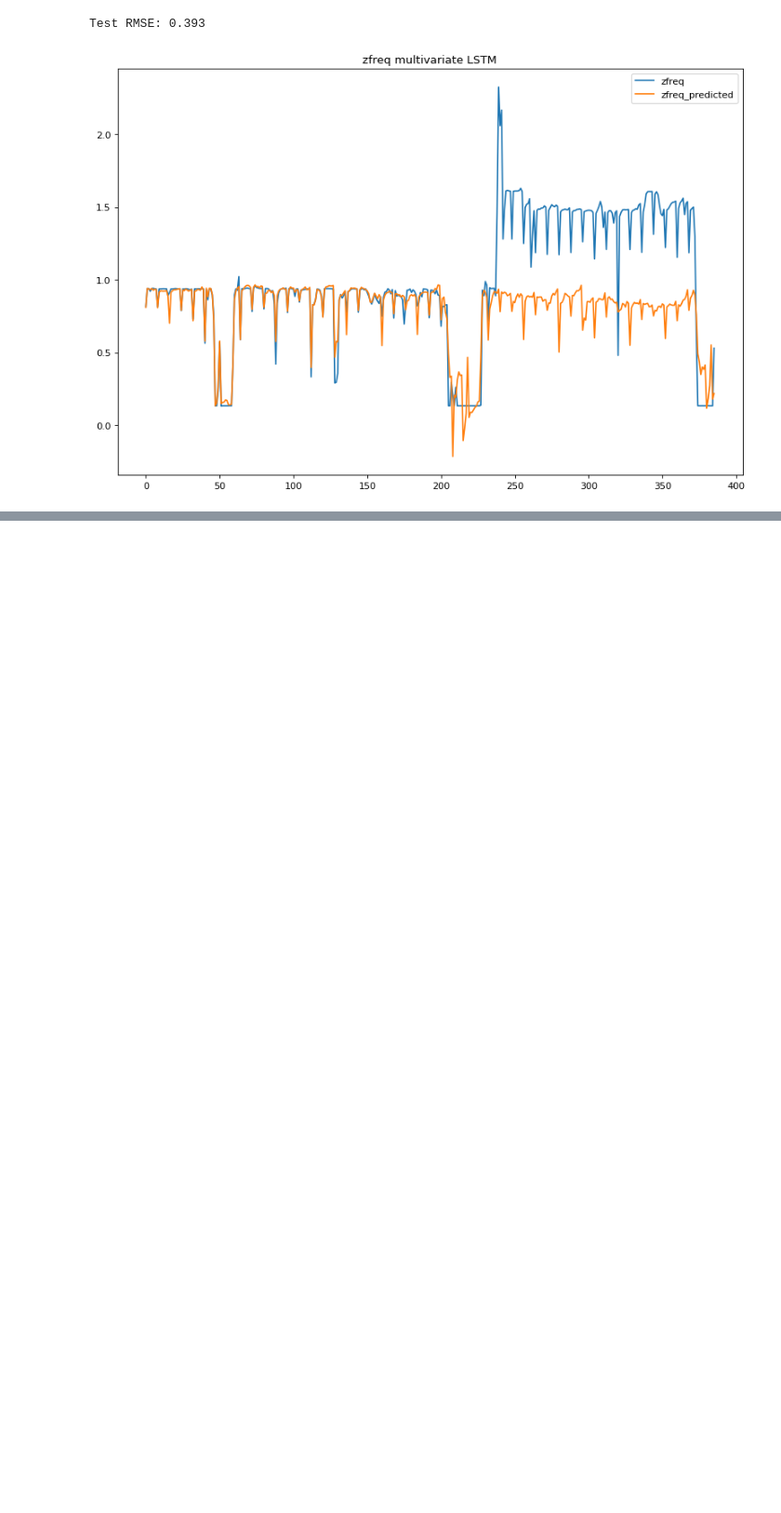
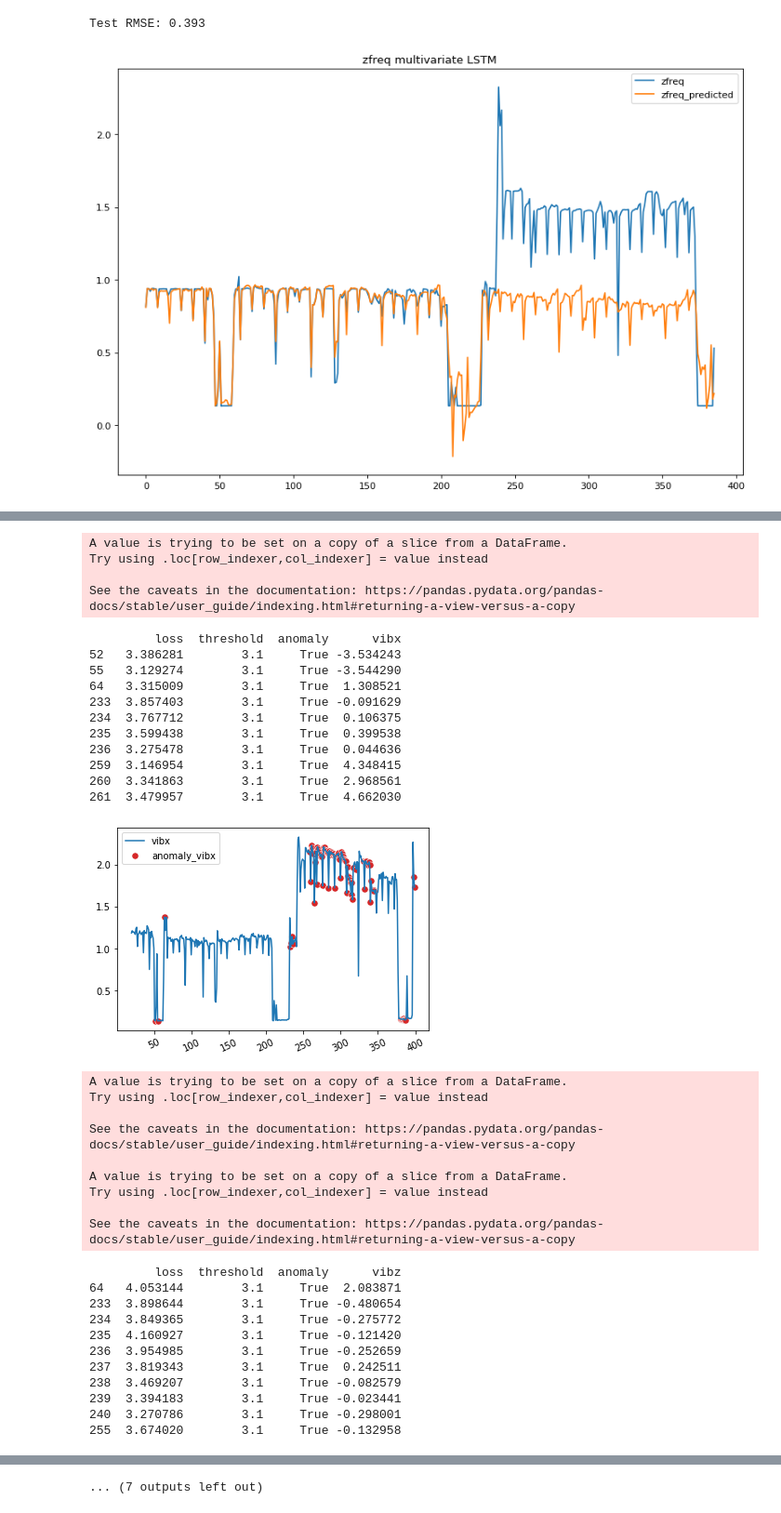
Before and after one commit to MustafaBozkurt84/predictive-maintanance-LSTM, a Jupyter notebook: predictive_maintanence_app.ipynb, the cells around one changed output, grey strips where cells are left out. Shown at 93% size. Saved outputs shown, nothing was run; the diff lists cells and outputs as text; code cells hidden in the pictures; blank space fills up the shorter version.

```diff
--- a/predictive_maintanence_app.ipynb
+++ b/predictive_maintanence_app.ipynb
@@ -334,0 +292,2 @@ test_lstm_multivariate_predict_df
+# %%
+df=data.copy()
@@ -334,0 +303,9 @@ test_lstm_multivariate_predict_df
+# %%
+# convert an array of values into a dataset matrix
+def create_dataset(X, y, time_steps=1):
+    Xs, ys = [], []
+    for i in range(len(X) - time_steps):
+        v = X.iloc[i:(i + time_steps)].values
+        Xs.append(v)
+        ys.append(y.iloc[i + time_steps])
+    return np.array(Xs), np.array(ys)
@@ -334,0 +333,68 @@ test_lstm_multivariate_predict_df
+# %%
+total_anomalies = pd.DataFrame()
+# %%
+def anomaly_plot(test,anomalies):
+    print(anomalies.head(10))
+    plt.plot(
+          test[TIME_STEPS:].index,
+          scaler_anomaly_scaler.inverse_transform(test[TIME_STEPS:][col]),
+          label=col
+        );
+
+    sns.scatterplot(
+          anomalies.index,
+          scaler_anomaly_scaler.inverse_transform(anomalies[col]),
+          color=sns.color_palette()[3],
+          s=52,
+          label='anomaly_'+col
+        )
+    plt.xticks(rotation=25)
+    plt.legend();
+    plt.show()
+# %%
+test_table=pd.DataFrame()
+for colm in df.columns[1:7]:
+  anomalies,test,test_score_df,TIME_STEPS,col,scaler_anomaly_scaler= anomaly_test(df,col=colm,threshold=3.1)
+  anomaly_plot(test,anomalies)
+  test_table[col]=scaler_anomaly_scaler.inverse_transform(test[TIME_STEPS:][col])
+  anomalies[col]=scaler_anomaly_scaler.inverse_transform(anomalies[col])
+  anomalyy= anomalies.reset_index()
+  anomalyy["anomaly_count"]=[1 for i in range(anomalies.shape[0])]
+  total_anomalies = pd.concat((total_anomalies,anomalyy),axis=0)
+# %% [output]
+A value is trying to be set on a copy of a slice from a DataFrame.
+Try using .loc[row_indexer,col_indexer] = value instead
+
+See the caveats in the documentation: https://pandas.pydata.org/pandas-docs/stable/user_guide/indexing.html#returning-a-view-versus-a-copy
+         loss  threshold  anomaly      vibx
+52   3.386281        3.1     True -3.534243
+55   3.129274        3.1     True -3.544290
+64   3.315009        3.1     True  1.308521
+233  3.857403        3.1     True -0.091629
+234  3.767712        3.1     True  0.106375
+235  3.599438        3.1     True  0.399538
+236  3.275478        3.1     True  0.044636
+259  3.146954        3.1     True  4.348415
+260  3.341863        3.1     True  2.968561
+261  3.479957        3.1     True  4.662030
+[figure, added]
+A value is trying to be set on a copy of a slice from a DataFrame.
+Try using .loc[row_indexer,col_indexer] = value instead
+
+See the caveats in the documentation: https://pandas.pydata.org/pandas-docs/stable/user_guide/indexing.html#returning-a-view-versus-a-copy
+
+A value is trying to be set on a copy of a slice from a DataFrame.
+Try using .loc[row_indexer,col_indexer] = value instead
+
+See the caveats in the documentation: https://pandas.pydata.org/pandas-docs/stable/user_guide/indexing.html#returning-a-view-versus-a-copy
+         loss  threshold  anomaly      vibz
+64   4.053144        3.1     True  2.083871
+233  3.898644        3.1     True -0.480654
+234  3.849365        3.1     True -0.275772
+235  4.160927        3.1     True -0.121420
+236  3.954985        3.1     True -0.252659
+237  3.819343        3.1     True  0.242511
+238  3.469207        3.1     True -0.082579
+239  3.394183        3.1     True -0.023441
+240  3.270786        3.1     True -0.298001
+255  3.674020        3.1     True -0.132958
@@ -334,0 +444 @@ test_lstm_multivariate_predict_df
+... (7 outputs left out)
```
Also changed, not shown: parts of 19 cells of this notebook.
